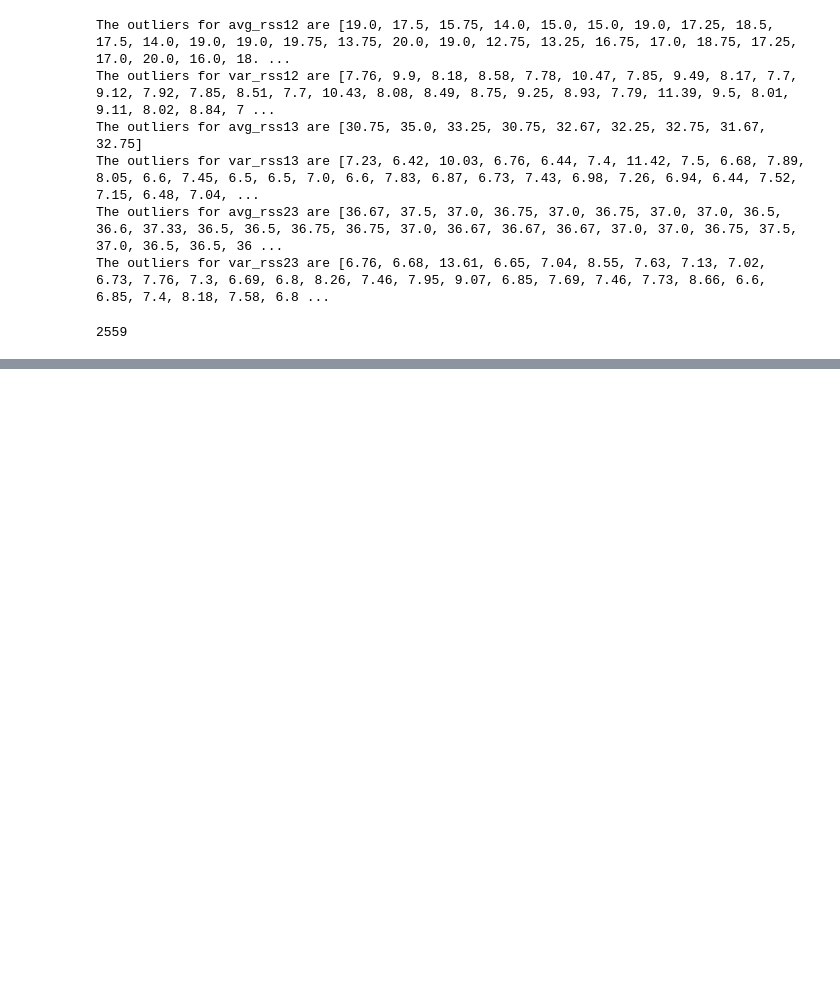
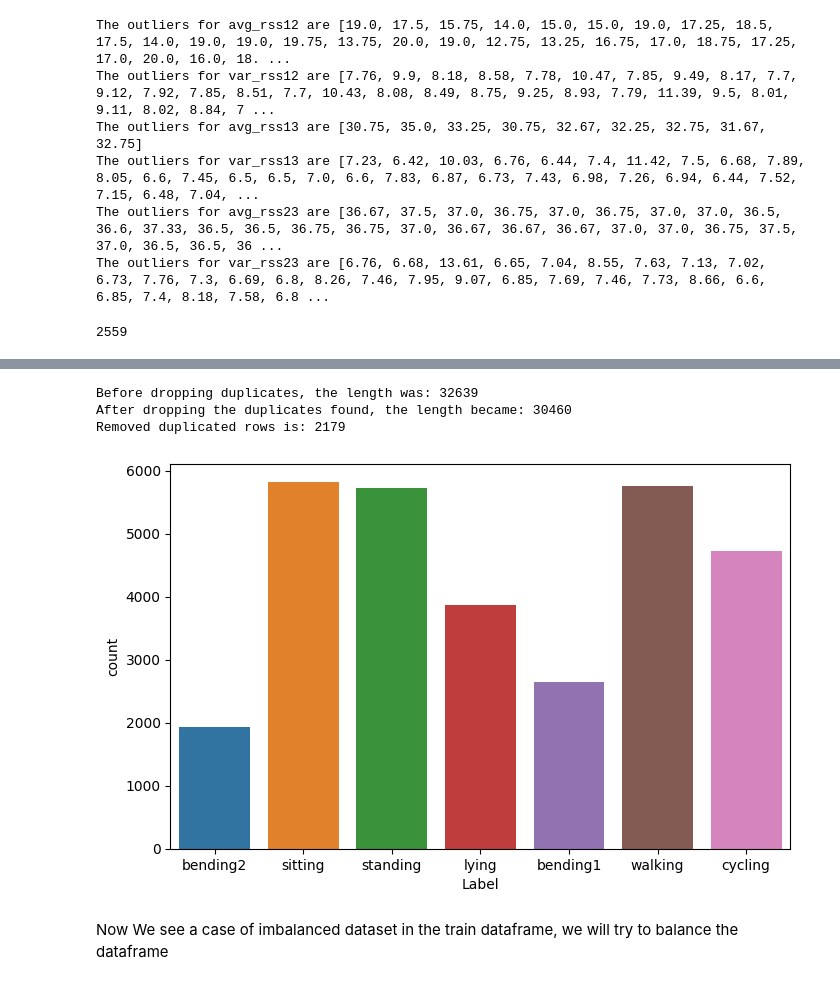
Before and after one commit to omolevictor97/data_fusion_and_prediction, a Jupyter notebook: Notebook/eda.ipynb, the cells around one changed output, grey strips where cells are left out. Cells and saved outputs as stored; diff of their text form; code cells hidden in the pictures; blank space fills up the shorter version.

```diff
--- a/Notebook/eda.ipynb
+++ b/Notebook/eda.ipynb
@@ -252,0 +262,4 @@ The outliers for var_rss23 are [6.76, 6.68, 13.61, 6.65, 7.04, 8.55, 7.63, 7.13,
+# %%
+from sklearn.model_selection import train_test_split
+
+train_df, test_df = train_test_split(df, test_size=0.2, random_state=42)
@@ -252,0 +275,2 @@ The outliers for var_rss23 are [6.76, 6.68, 13.61, 6.65, 7.04, 8.55, 7.63, 7.13,
+# %%
+train_df.drop("Unnamed: 0", axis=1, inplace=True)
@@ -252,0 +295,24 @@ The outliers for var_rss23 are [6.76, 6.68, 13.61, 6.65, 7.04, 8.55, 7.63, 7.13,
+# %%
+def duplicates(df):
+    before = df.shape[0]
+    print(f"Before dropping duplicates, the length was: {before}")
+    df.drop_duplicates(inplace=True)
+    after = df.shape[0]
+    print(f"After dropping the duplicates found, the length became: {after}")
+    removed = before - after
+    print(f"Removed duplicated rows is: {removed}")
+    return df
+
+train_df = duplicates(train_df)
+# %% [output]
+Before dropping duplicates, the length was: 32639
+After dropping the duplicates found, the length became: 30460
+Removed duplicated rows is: 2179
+# %%
+plt.figure(figsize=(8,5))
+sns.countplot(data=train_df, x="Label", hue=train_df["Label"])
+plt.show()
+# %% [output]
+[figure, added]
+# %% [markdown]
+Now We see a case of imbalanced dataset in the train dataframe, we will try to balance the dataframe
```
Also changed, not shown: parts of 76 cells of this notebook.
